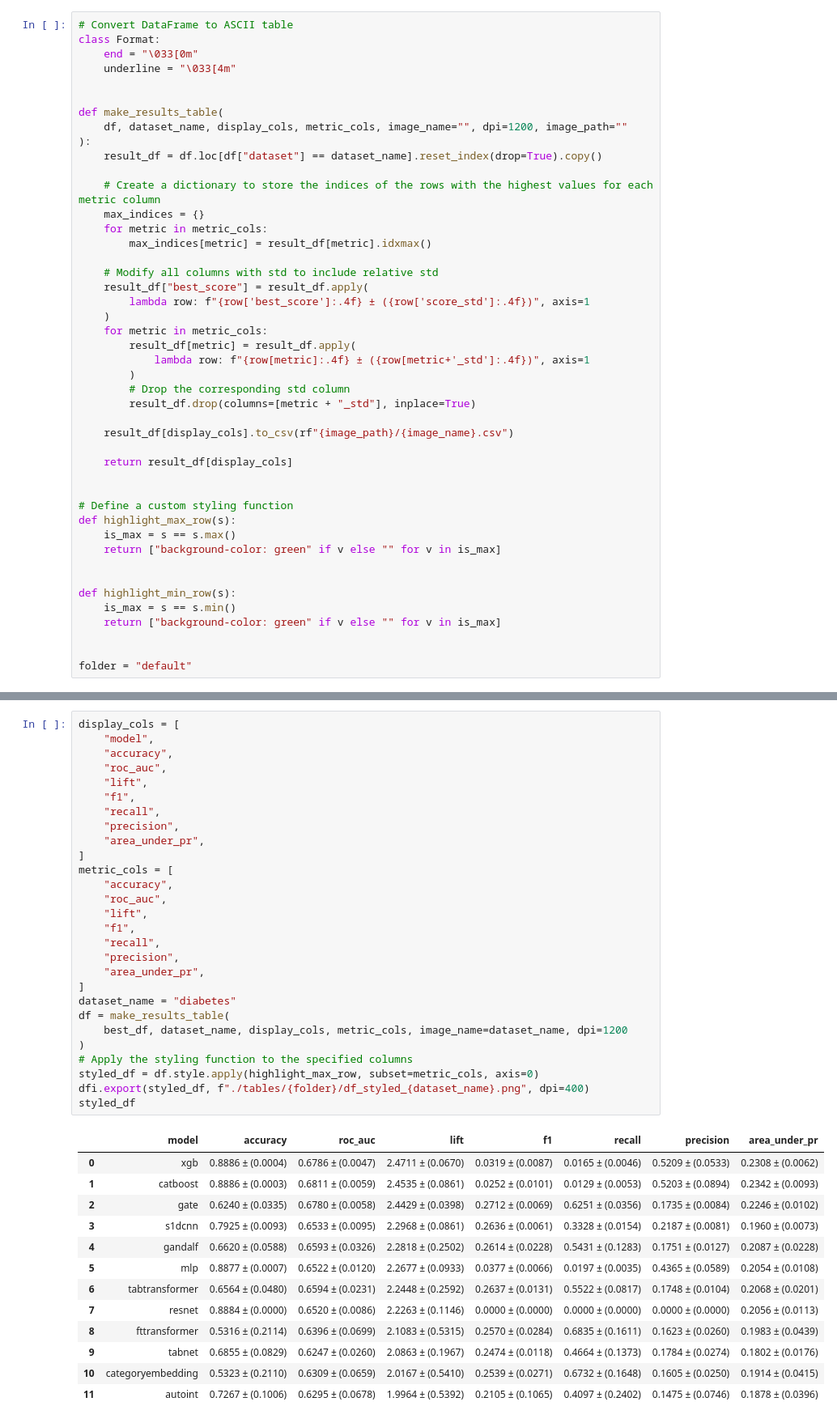
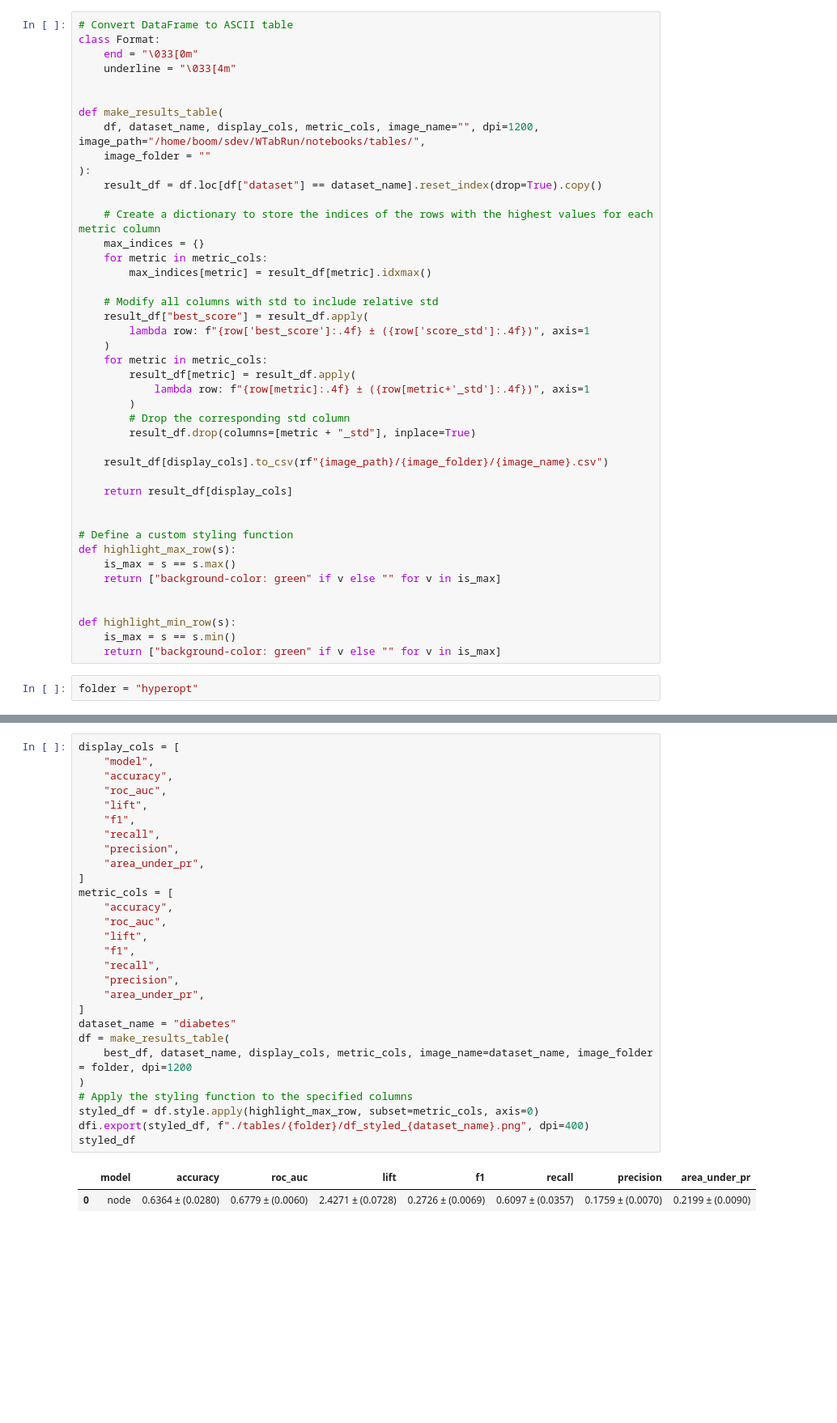
Before and after one commit to mdicio/AutoDeep, a Jupyter notebook: notebooks/ResultsExplorationBookFinal.ipynb, the cells around one changed output, grey strips where cells are left out. Shown at 81% size. Saved outputs shown, nothing was run; the diff lists cells and outputs as text; blank space fills up the shorter version.

```diff
--- a/notebooks/ResultsExplorationBookFinal.ipynb
+++ b/notebooks/ResultsExplorationBookFinal.ipynb
@@ -186,7 +214,8 @@ class Format:
 
 
 def make_results_table(
-    df, dataset_name, display_cols, metric_cols, image_name="", dpi=1200, image_path=""
+    df, dataset_name, display_cols, metric_cols, image_name="", dpi=1200, image_path="/home/boom/sdev/WTabRun/notebooks/tables/",
+    image_folder = ""
 ):
     result_df = df.loc[df["dataset"] == dataset_name].reset_index(drop=True).copy()
 
@@ -206,7 +235,7 @@ def make_results_table(
         # Drop the corresponding std column
         result_df.drop(columns=[metric + "_std"], inplace=True)
 
-    result_df[display_cols].to_csv(rf"{image_path}/{image_name}.csv")
+    result_df[display_cols].to_csv(rf"{image_path}/{image_folder}/{image_name}.csv")
 
     return result_df[display_cols]
 
@@ -220,9 +249,8 @@ def highlight_max_row(s):
 def highlight_min_row(s):
     is_max = s == s.min()
     return ["background-color: green" if v else "" for v in is_max]
-
-
-folder = "default"
+# %%
+folder = "hyperopt"
 # %% [markdown]
 # Housing
 # %%
@@ -339,45 +334,34 @@ styled_df
 # %%
 display_cols = [
     "model",
     "accuracy",
     "roc_auc",
     "lift",
     "f1",
     "recall",
     "precision",
     "area_under_pr",
 ]
 metric_cols = [
     "accuracy",
     "roc_auc",
     "lift",
     "f1",
     "recall",
     "precision",
     "area_under_pr",
 ]
 dataset_name = "diabetes"
 df = make_results_table(
-    best_df, dataset_name, display_cols, metric_cols, image_name=dataset_name, dpi=1200
+    best_df, dataset_name, display_cols, metric_cols, image_name=dataset_name, image_folder = folder, dpi=1200
 )
 # Apply the styling function to the specified columns
 styled_df = df.style.apply(highlight_max_row, subset=metric_cols, axis=0)
 dfi.export(styled_df, f"./tables/{folder}/df_styled_{dataset_name}.png", dpi=400)
 styled_df
 # %% [output]
 |  | model | accuracy | roc_auc | lift | f1 | recall | precision | area_under_pr |
-| 0 | xgb | 0.8886 ± (0.0004) | 0.6786 ± (0.0047) | 2.4711 ± (0.0670) | 0.0319 ± (0.0087) | 0.0165 ± (0.0046) | 0.5209 ± (0.0533) | 0.2308 ± (0.0062) |
-| 1 | catboost | 0.8886 ± (0.0003) | 0.6811 ± (0.0059) | 2.4535 ± (0.0861) | 0.0252 ± (0.0101) | 0.0129 ± (0.0053) | 0.5203 ± (0.0894) | 0.2342 ± (0.0093) |
-| 2 | gate | 0.6240 ± (0.0335) | 0.6780 ± (0.0058) | 2.4429 ± (0.0398) | 0.2712 ± (0.0069) | 0.6251 ± (0.0356) | 0.1735 ± (0.0084) | 0.2246 ± (0.0102) |
-| 3 | s1dcnn | 0.7925 ± (0.0093) | 0.6533 ± (0.0095) | 2.2968 ± (0.0861) | 0.2636 ± (0.0061) | 0.3328 ± (0.0154) | 0.2187 ± (0.0081) | 0.1960 ± (0.0073) |
-| 4 | gandalf | 0.6620 ± (0.0588) | 0.6593 ± (0.0326) | 2.2818 ± (0.2502) | 0.2614 ± (0.0228) | 0.5431 ± (0.1283) | 0.1751 ± (0.0127) | 0.2087 ± (0.0228) |
-| 5 | mlp | 0.8877 ± (0.0007) | 0.6522 ± (0.0120) | 2.2677 ± (0.0933) | 0.0377 ± (0.0066) | 0.0197 ± (0.0035) | 0.4365 ± (0.0589) | 0.2054 ± (0.0108) |
-| 6 | tabtransformer | 0.6564 ± (0.0480) | 0.6594 ± (0.0231) | 2.2448 ± (0.2592) | 0.2637 ± (0.0131) | 0.5522 ± (0.0817) | 0.1748 ± (0.0104) | 0.2068 ± (0.0201) |
-| 7 | resnet | 0.8884 ± (0.0000) | 0.6520 ± (0.0086) | 2.2263 ± (0.1146) | 0.0000 ± (0.0000) | 0.0000 ± (0.0000) | 0.0000 ± (0.0000) | 0.2056 ± (0.0113) |
-| 8 | fttransformer | 0.5316 ± (0.2114) | 0.6396 ± (0.0699) | 2.1083 ± (0.5315) | 0.2570 ± (0.0284) | 0.6835 ± (0.1611) | 0.1623 ± (0.0260) | 0.1983 ± (0.0439) |
-| 9 | tabnet | 0.6855 ± (0.0829) | 0.6247 ± (0.0260) | 2.0863 ± (0.1967) | 0.2474 ± (0.0118) | 0.4664 ± (0.1373) | 0.1784 ± (0.0274) | 0.1802 ± (0.0176) |
-| 10 | categoryembedding | 0.5323 ± (0.2110) | 0.6309 ± (0.0659) | 2.0167 ± (0.5410) | 0.2539 ± (0.0271) | 0.6732 ± (0.1648) | 0.1605 ± (0.0250) | 0.1914 ± (0.0415) |
-| 11 | autoint | 0.7267 ± (0.1006) | 0.6295 ± (0.0678) | 1.9964 ± (0.5392) | 0.2105 ± (0.1065) | 0.4097 ± (0.2402) | 0.1475 ± (0.0746) | 0.1878 ± (0.0396) |
+| 0 | node | 0.6364 ± (0.0280) | 0.6779 ± (0.0060) | 2.4271 ± (0.0728) | 0.2726 ± (0.0069) | 0.6097 ± (0.0357) | 0.1759 ± (0.0070) | 0.2199 ± (0.0090) |
 # %%
 display_cols = [
     "model",
```
Also changed, not shown: parts of 15 cells of this notebook, 32 other files.
